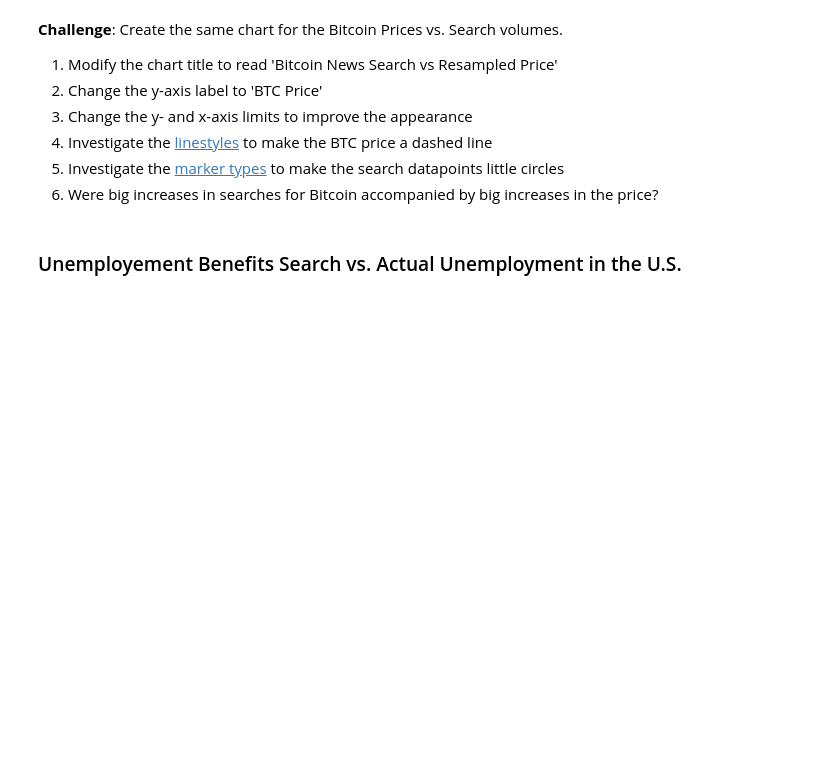
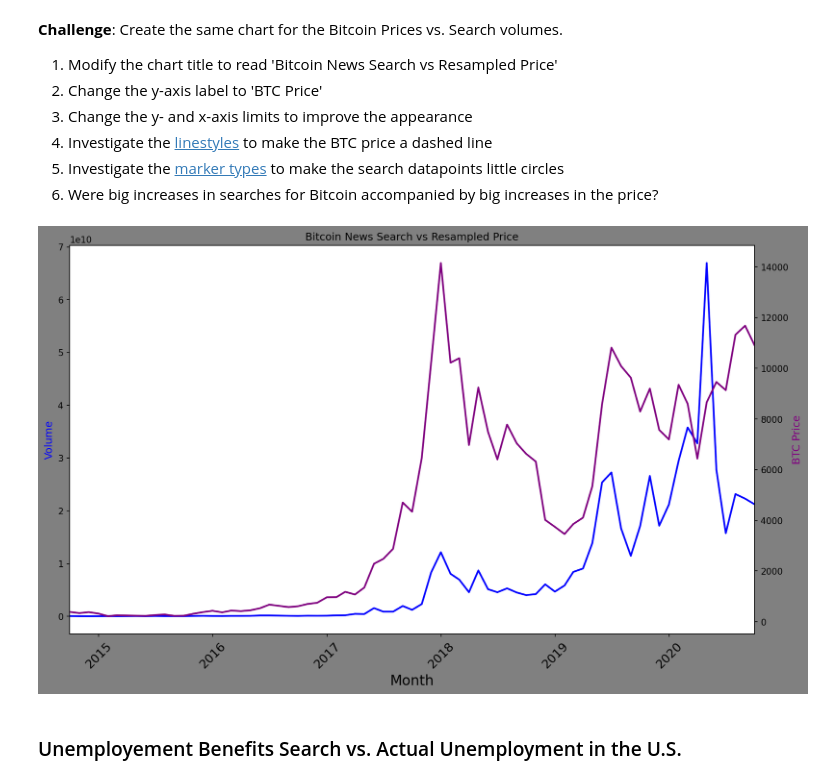
Before and after one commit to erfaw/elasti_py, a Jupyter notebook: Day075-erf/Google Trends Data Viz/Google Trends and Data Visualisation (start).ipynb, the cells around one changed output. Cells and saved outputs as stored; diff of their text form; code cells hidden in the pictures; blank space fills up the shorter version.

```diff
--- a/Day075-erf/Google Trends Data Viz/Google Trends and Data Visualisation (start).ipynb
+++ b/Day075-erf/Google Trends Data Viz/Google Trends and Data Visualisation (start).ipynb
@@ -296,6 +296,35 @@ plt.show()
 4. Investigate the [linestyles](https://matplotlib.org/3.2.1/api/_as_gen/matplotlib.pyplot.plot.html ) to make the BTC price a dashed line <br>
 5. Investigate the [marker types](https://matplotlib.org/3.2.1/api/markers_api.html) to make the search datapoints little circles <br>
 6. Were big increases in searches for Bitcoin accompanied by big increases in the price?
+# %%
+plt.subplots(figsize= (14, 8), dpi= 150, facecolor= 'gray', )
+plt.xticks(fontsize= 14, rotation= 45)
+plt.title("Bitcoin News Search vs Resampled Price")
+ax1 = plt.gca()
+ax2 = ax1.twinx()
+ax1.plot(
+    df_btc_price_monthly.index,
+    df_btc_price_monthly['VOLUME'],
+    color= 'blue',
+    linewidth= 2
+)
+ax2.plot(
+    df_btc_price_monthly.index,
+    df_btc_price_monthly['CLOSE'],
+    color= 'purple',
+    linewidth= 2
+)
+ax1.set_xlabel("Month", fontsize= 16)
+ax1.set_ylabel("Volume", color= 'blue', fontsize= 12)
+ax2.set_ylabel("BTC Price", color= 'purple', fontsize= 12)
+
+ax1.set_xlim(
+    [df_btc_price_monthly.index.min(), df_btc_price_monthly.index.max()]
+)
+
+plt.show()
+# %% [output]
+[figure, added]
 # %% [markdown]
 ### Unemployement Benefits Search vs. Actual Unemployment in the U.S.
 # %% [markdown]
```
